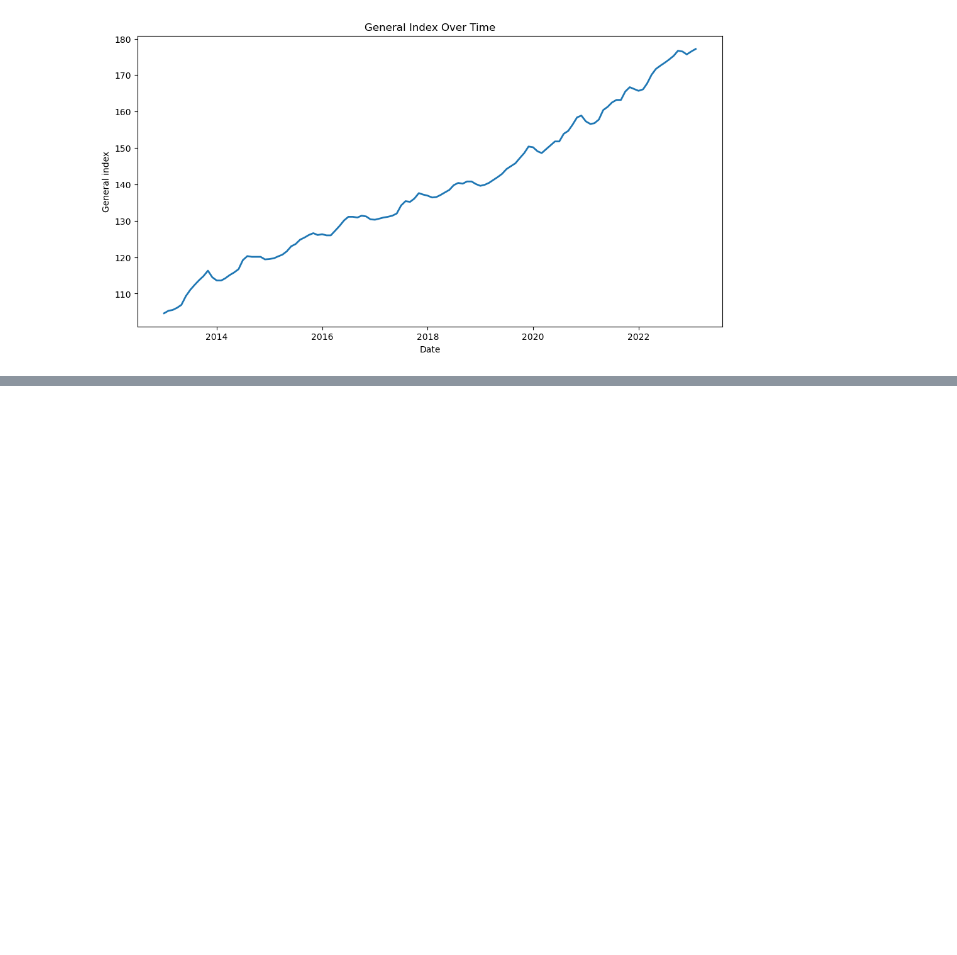
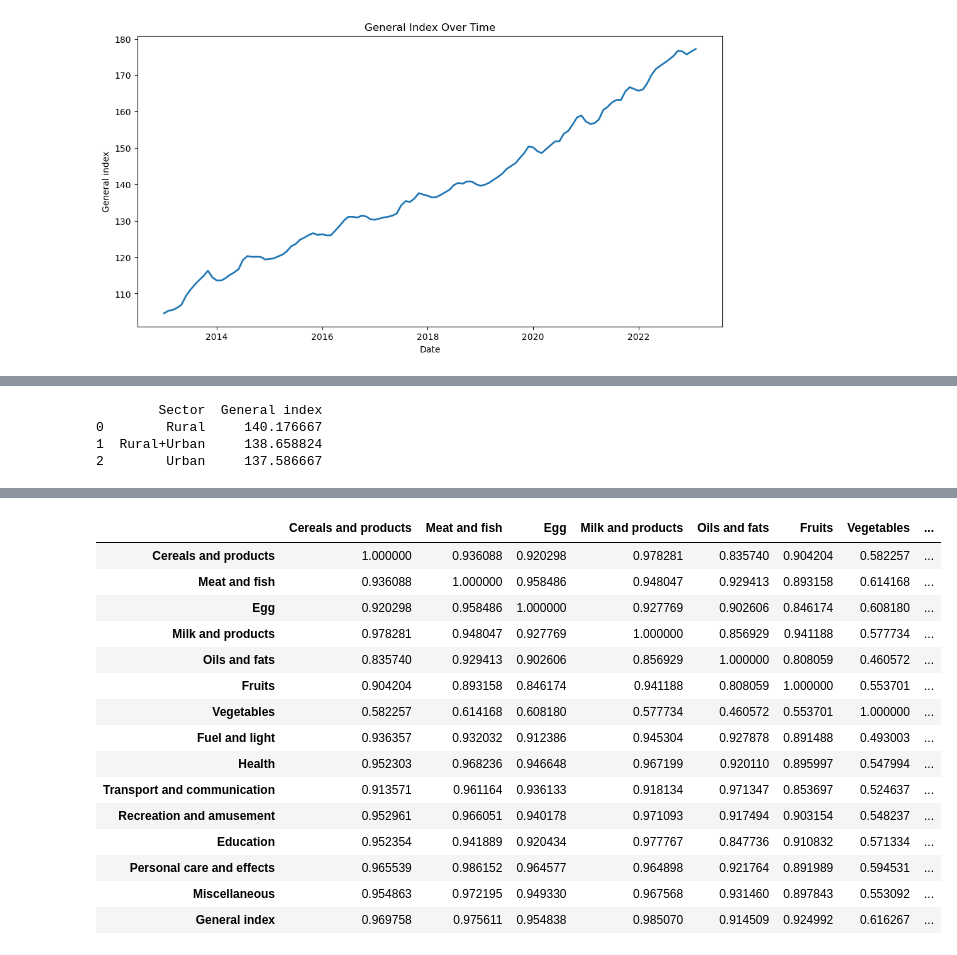
Before and after one commit to jagadabhijaswanth/Consumer-Price-Index-Analysis, a Jupyter notebook: consumer-price-index-analysis.ipynb, the cells around one changed output, grey strips where cells are left out. Cells and saved outputs as stored; diff of their text form; code cells hidden in the pictures; blank space fills up the shorter version.

```diff
--- a/consumer-price-index-analysis.ipynb
+++ b/consumer-price-index-analysis.ipynb
@@ -126,0 +173,8 @@ AttributeError: 'DecomposeResult' object has no attribute 'head'
+# %%
+sectorcpi= consumerpricedata.groupby(['Sector'])['General index'].mean().reset_index()
+print(sectorcpi)
+# %% [output]
+        Sector  General index
+0        Rural     140.176667
+1  Rural+Urban     138.658824
+2        Urban     137.586667
@@ -126,0 +189,3 @@ AttributeError: 'DecomposeResult' object has no attribute 'head'
+# %%
+cpi_categories.corr()
+# %% [output]
@@ -126,0 +193,16 @@ AttributeError: 'DecomposeResult' object has no attribute 'head'
+|  | Cereals and products | Meat and fish | Egg | Milk and products | Oils and fats | Fruits | Vegetables | ... |
+| Cereals and products | 1.000000 | 0.936088 | 0.920298 | 0.978281 | 0.835740 | 0.904204 | 0.582257 | ... |
+| Meat and fish | 0.936088 | 1.000000 | 0.958486 | 0.948047 | 0.929413 | 0.893158 | 0.614168 | ... |
+| Egg | 0.920298 | 0.958486 | 1.000000 | 0.927769 | 0.902606 | 0.846174 | 0.608180 | ... |
+| Milk and products | 0.978281 | 0.948047 | 0.927769 | 1.000000 | 0.856929 | 0.941188 | 0.577734 | ... |
+| Oils and fats | 0.835740 | 0.929413 | 0.902606 | 0.856929 | 1.000000 | 0.808059 | 0.460572 | ... |
+| Fruits | 0.904204 | 0.893158 | 0.846174 | 0.941188 | 0.808059 | 1.000000 | 0.553701 | ... |
+| Vegetables | 0.582257 | 0.614168 | 0.608180 | 0.577734 | 0.460572 | 0.553701 | 1.000000 | ... |
+| Fuel and light | 0.936357 | 0.932032 | 0.912386 | 0.945304 | 0.927878 | 0.891488 | 0.493003 | ... |
+| Health | 0.952303 | 0.968236 | 0.946648 | 0.967199 | 0.920110 | 0.895997 | 0.547994 | ... |
+| Transport and communication | 0.913571 | 0.961164 | 0.936133 | 0.918134 | 0.971347 | 0.853697 | 0.524637 | ... |
+| Recreation and amusement | 0.952961 | 0.966051 | 0.940178 | 0.971093 | 0.917494 | 0.903154 | 0.548237 | ... |
+| Education | 0.952354 | 0.941889 | 0.920434 | 0.977767 | 0.847736 | 0.910832 | 0.571334 | ... |
+| Personal care and effects | 0.965539 | 0.986152 | 0.964577 | 0.964898 | 0.921764 | 0.891989 | 0.594531 | ... |
+| Miscellaneous | 0.954863 | 0.972195 | 0.949330 | 0.967568 | 0.931460 | 0.897843 | 0.553092 | ... |
+| General index | 0.969758 | 0.975611 | 0.954838 | 0.985070 | 0.914509 | 0.924992 | 0.616267 | ... |
```
Also changed, not shown: parts of 16 cells of this notebook.
